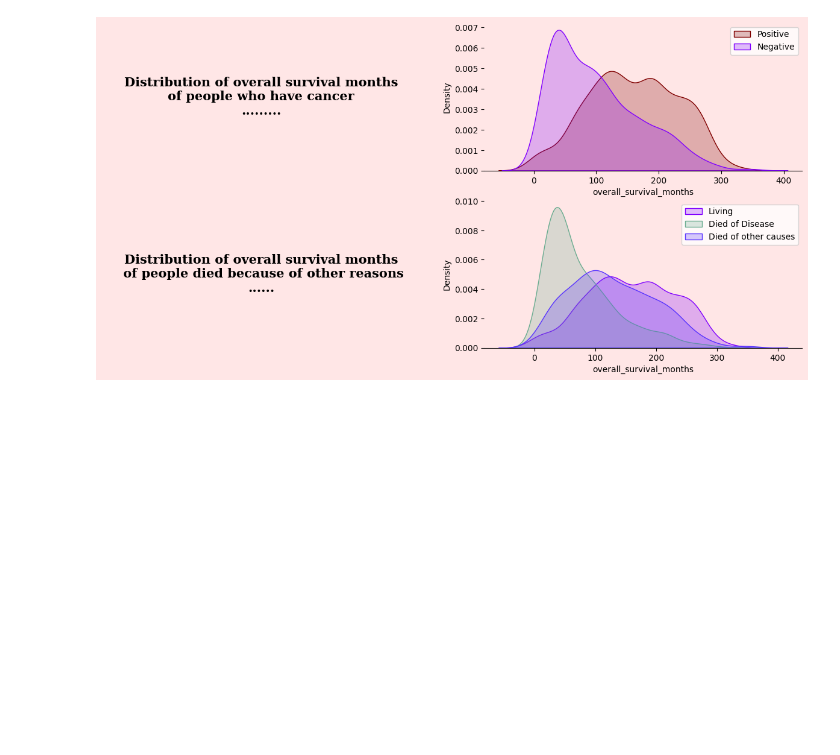
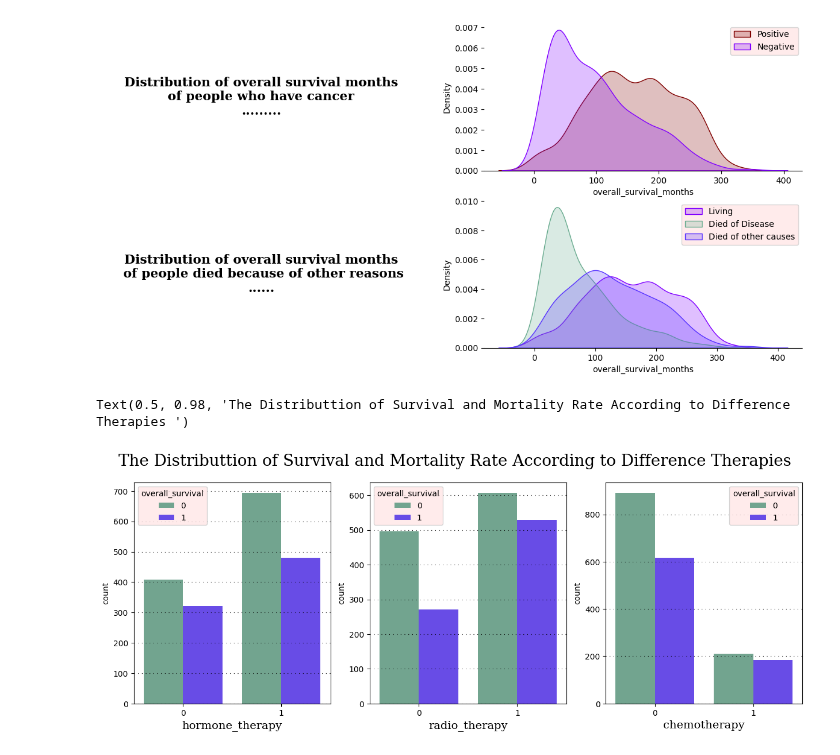
Before and after one commit to Bryanamaka/BE491_FINALPROJECT, a Jupyter notebook: Correct_Code.ipynb, the cells around one changed output. Cells and saved outputs as stored; diff of their text form; code cells hidden in the pictures; blank space fills up the shorter version.

```diff
--- a/Correct_Code.ipynb
+++ b/Correct_Code.ipynb
@@ -211,7 +100,7 @@ Text(0.5, 1.0, 'The Distribution of Clinical Attributes')
 # %%
 # The distribution of numerical clinical attributes first
 fig = plt.figure(figsize = (20, 25))
-background_color = "#ffe6e6"
+background_color = "#FFFFFF"
 color_palette = ["#800000","#8000ff","#6aac90","#5833ff","#da8829"]
 fig.patch.set_facecolor(background_color)
 columns = ['age_at_diagnosis', 'lymph_nodes_examined_positive', 'mutation_count', 'nottingham_prognostic_index', 'overall_survival_months', 'tumor_size']
@@ -247,7 +136,7 @@ for index, column in enumerate(columns):
 [figure]
 # %%
 fig, ax = plt.subplots(2,2, figsize = (15,7))
-background_color = "#ffe6e6"
+background_color = "#FFFFFF"
 color_palette = ["#800000", "#8000ff", "#6aac90", "#5833ff", "#da8829"]
 fig.patch.set_facecolor(background_color)
 
@@ -289,3 +178,23 @@ for x in [(0,0), (1,0), (0,1), (1,1)]:
 plt.show()
 # %% [output]
 [figure]
+# %%
+fig = plt.figure(figsize = (15, 5))
+background_color = "#FFFFFF"
+fig.patch.set_facecolor(background_color)
+color_palette = ["#6aac90", "#5833ff"]
+
+
+columns = ['hormone_therapy', 'radio_therapy', 'chemotherapy']
+for a, column in enumerate(columns):
+    ax = plt.subplot(1,3, a +1)
+    sns.countplot(data = data_attribute,hue = 'overall_survival', x = column , palette = color_palette)
+    ax.set_xlabel(column, fontsize=14, fontfamily='serif', color='#000000')
+    ax.set_facecolor(background_color)
+    ax.grid(color='#000000', linestyle=':', axis='y', zorder=0, dashes=(1, 5))
+
+fig.suptitle("The Distributtion of Survival and Mortality Rate According to Difference Therapies ",
+            fontsize = 20, fontfamily = "serif", color = '#000000')
+# %% [output]
+Text(0.5, 0.98, 'The Distributtion of Survival and Mortality Rate According to Difference Therapies ')
+[figure, added]
```
Also changed, not shown: parts of 11 cells of this notebook.
